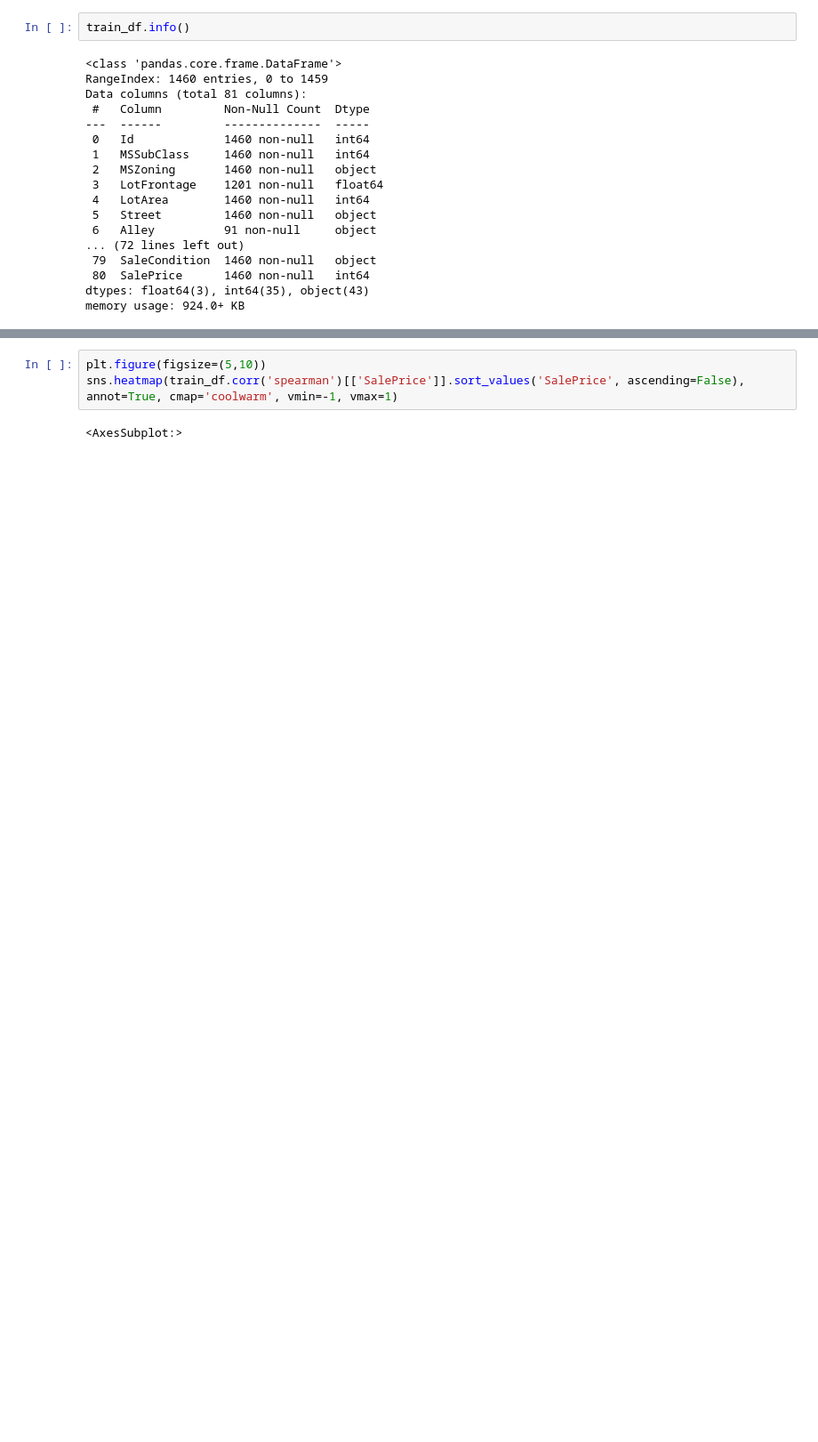
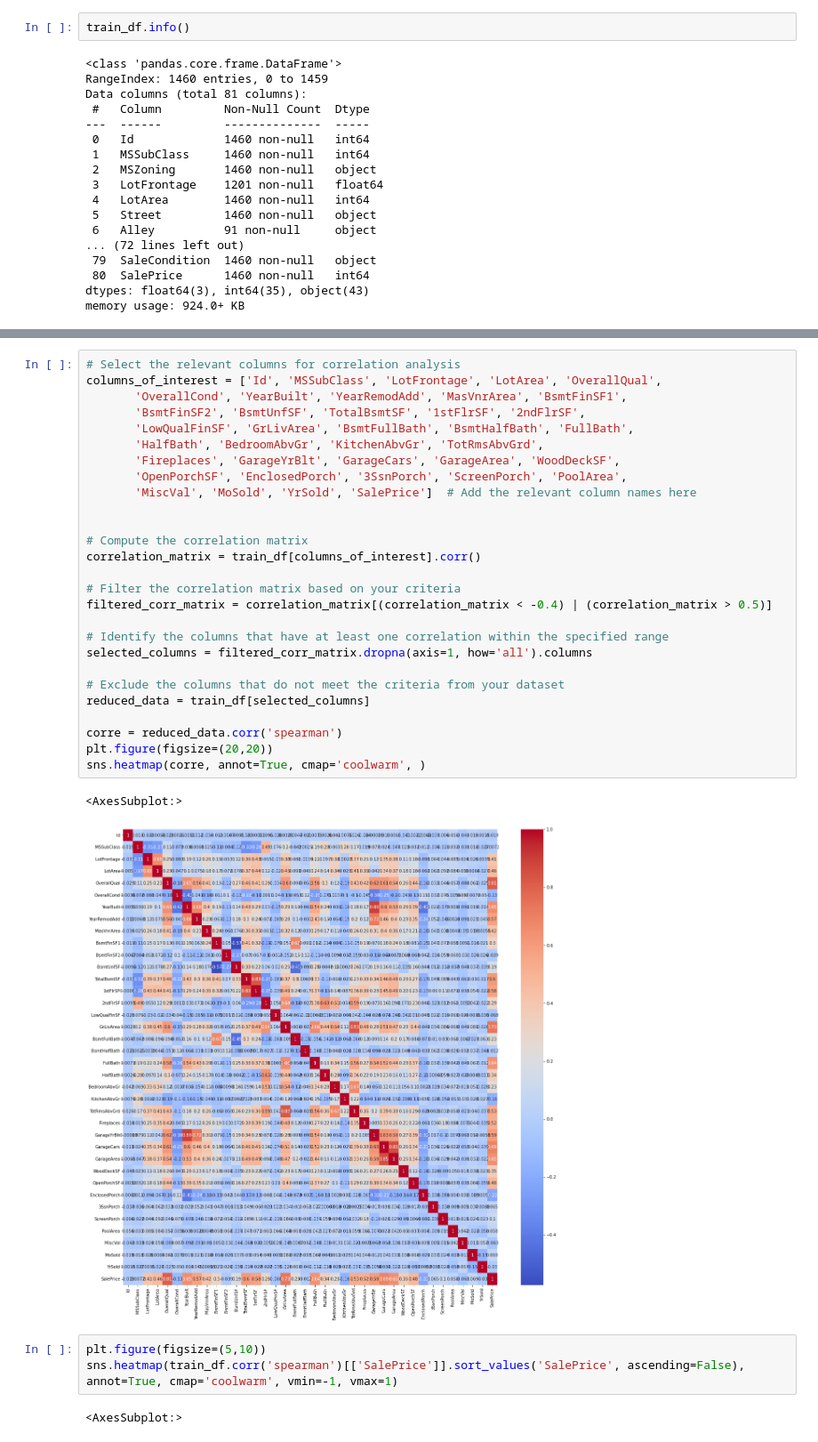
Before and after one commit to fabricio-inoue/House-Prices---Regression, a Jupyter notebook: House-pricing.ipynb, the cells around one changed output, grey strips where cells are left out. Shown at 89% size. Drawn from its saved outputs; the diff is of its cells as text; blank space fills up the shorter version.

Commit message:
data_types

```diff
--- a/House-pricing.ipynb
+++ b/House-pricing.ipynb
@@ -151,3 +260,33 @@ sns.heatmap(corr, annot=True, cmap='coolwarm', )
+# %%
+# Select the relevant columns for correlation analysis
+columns_of_interest = ['Id', 'MSSubClass', 'LotFrontage', 'LotArea', 'OverallQual',
+       'OverallCond', 'YearBuilt', 'YearRemodAdd', 'MasVnrArea', 'BsmtFinSF1',
+       'BsmtFinSF2', 'BsmtUnfSF', 'TotalBsmtSF', '1stFlrSF', '2ndFlrSF',
+       'LowQualFinSF', 'GrLivArea', 'BsmtFullBath', 'BsmtHalfBath', 'FullBath',
+       'HalfBath', 'BedroomAbvGr', 'KitchenAbvGr', 'TotRmsAbvGrd',
+       'Fireplaces', 'GarageYrBlt', 'GarageCars', 'GarageArea', 'WoodDeckSF',
+       'OpenPorchSF', 'EnclosedPorch', '3SsnPorch', 'ScreenPorch', 'PoolArea',
+       'MiscVal', 'MoSold', 'YrSold', 'SalePrice']  # Add the relevant column names here
+
+
+# Compute the correlation matrix
+correlation_matrix = train_df[columns_of_interest].corr()
+
+# Filter the correlation matrix based on your criteria
+filtered_corr_matrix = correlation_matrix[(correlation_matrix < -0.4) | (correlation_matrix > 0.5)]
+
+# Identify the columns that have at least one correlation within the specified range
+selected_columns = filtered_corr_matrix.dropna(axis=1, how='all').columns
+
+# Exclude the columns that do not meet the criteria from your dataset
+reduced_data = train_df[selected_columns]
+
+corre = reduced_data.corr('spearman')
+plt.figure(figsize=(20,20))
+sns.heatmap(corre, annot=True, cmap='coolwarm', )
+# %% [output]
+<AxesSubplot:>
+[figure, added]
 # %%
 plt.figure(figsize=(5,10))
 sns.heatmap(train_df.corr('spearman')[['SalePrice']].sort_values('SalePrice', ascending=False), annot=True, cmap='coolwarm', vmin=-1, vmax=1)
```
Also changed, not shown: parts of 7 cells of this notebook.
